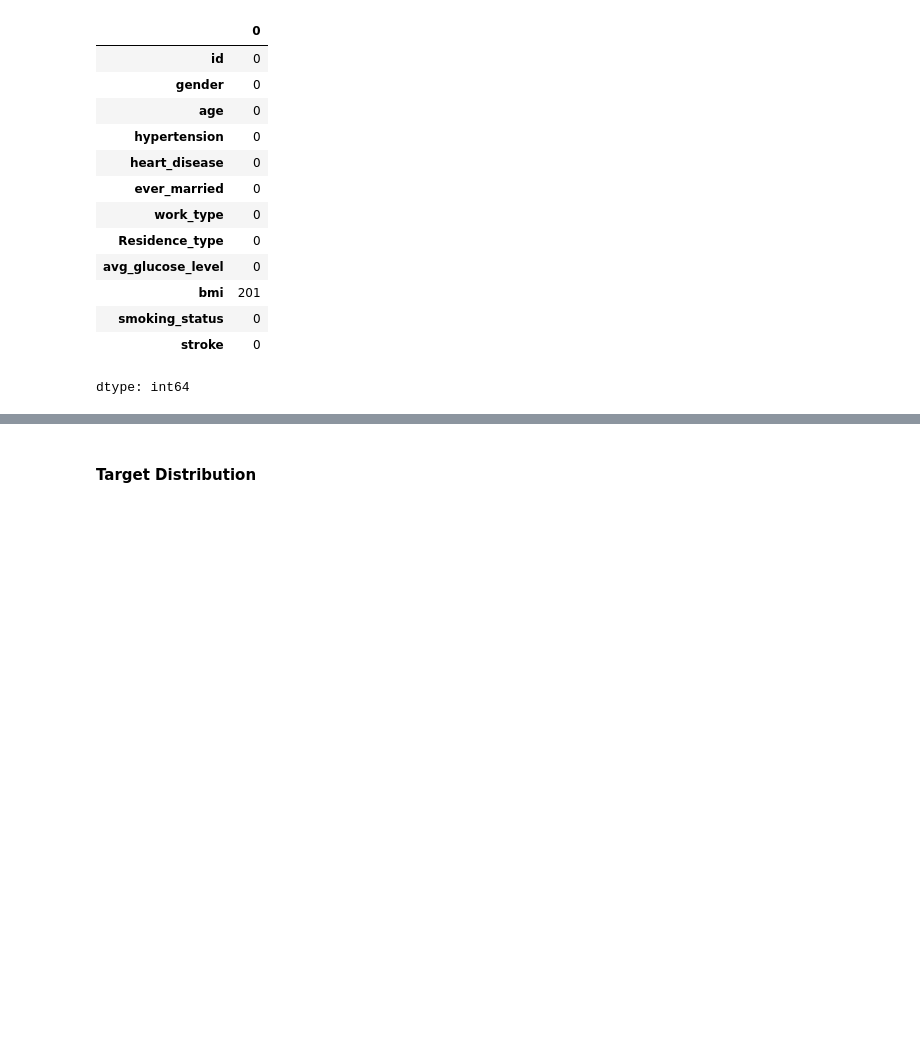
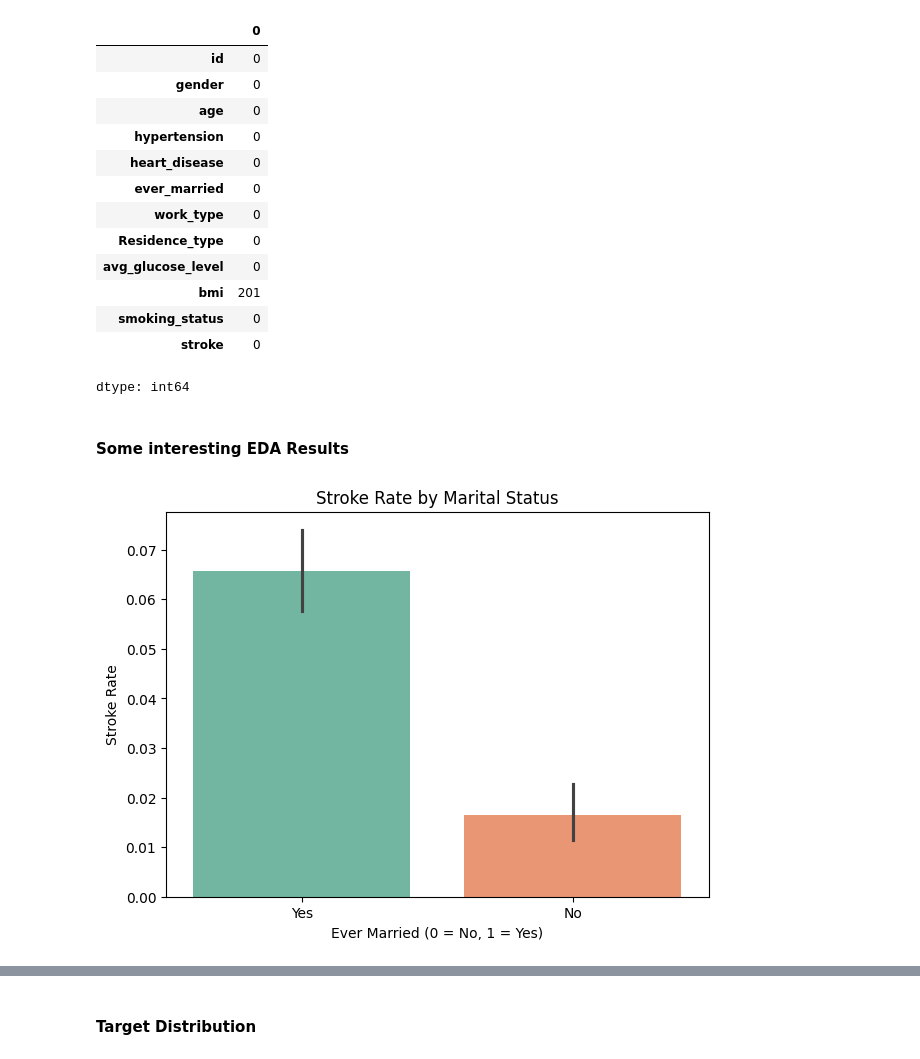
Before and after one commit to Tej1109/MLP_Pracs, a Jupyter notebook: Stroke_Prediction.ipynb, the cells around one changed output, grey strips where cells are left out. Cells and saved outputs as stored; diff of their text form; code cells hidden in the pictures; blank space fills up the shorter version.

```diff
--- a/Stroke_Prediction.ipynb
+++ b/Stroke_Prediction.ipynb
@@ -119,3 +118,21 @@ df.isna().sum() #201 nulls
 | smoking_status | 0 |
 | stroke | 0 |
 dtype: int64
+# %% [markdown]
+#### Some interesting EDA Results
+# %%
+df_chart = df.copy()
+# %%
+plt.figure(figsize=(7,5))
+sns.barplot(
+    data=df_chart,
+    x="ever_married",
+    y="stroke",
+    palette="Set2"
+)
+plt.title("Stroke Rate by Marital Status")
+plt.xlabel("Ever Married (0 = No, 1 = Yes)")
+plt.ylabel("Stroke Rate")
+plt.show()
+# %% [output]
+[figure, added]
```
Also changed, not shown: parts of 45 cells of this notebook.
